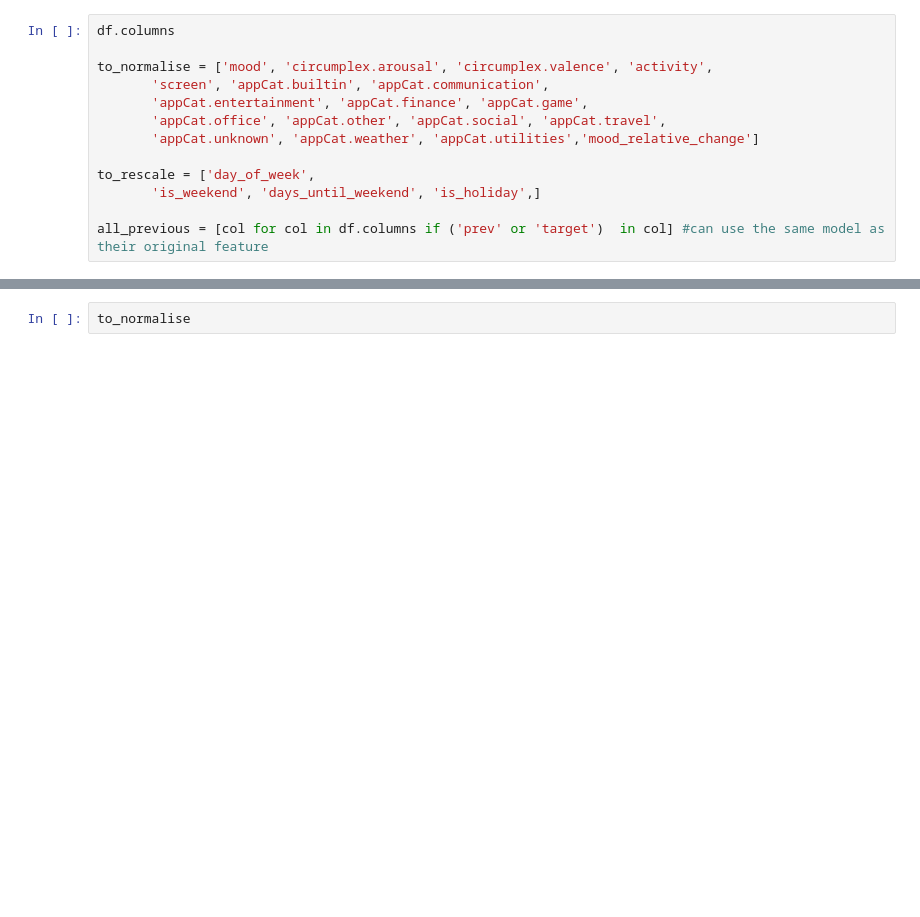
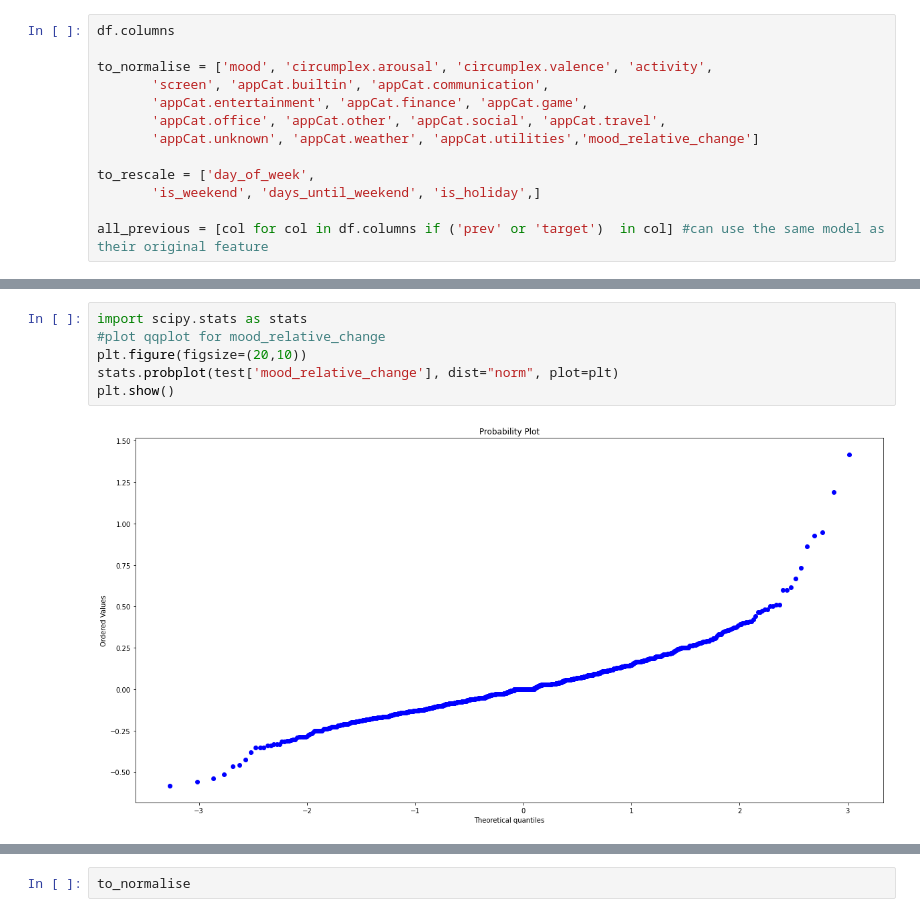
Before and after one commit to QST23/course_dmt, a Jupyter notebook: ass1/feature_engineering.ipynb, the cells around one changed output, grey strips where cells are left out. Saved outputs shown, nothing was run; the diff lists cells and outputs as text; blank space fills up the shorter version.

```diff
--- a/ass1/feature_engineering.ipynb
+++ b/ass1/feature_engineering.ipynb
@@ -404,0 +479,8 @@ df.to_csv('Datasets/temp_feat.csv', index=False)
+# %%
+import scipy.stats as stats
+#plot qqplot for mood_relative_change
+plt.figure(figsize=(20,10))
+stats.probplot(test['mood_relative_change'], dist="norm", plot=plt)
+plt.show()
+# %% [output]
+[figure, added]
```
Also changed, not shown: parts of 8 cells of this notebook, 5 other files.
